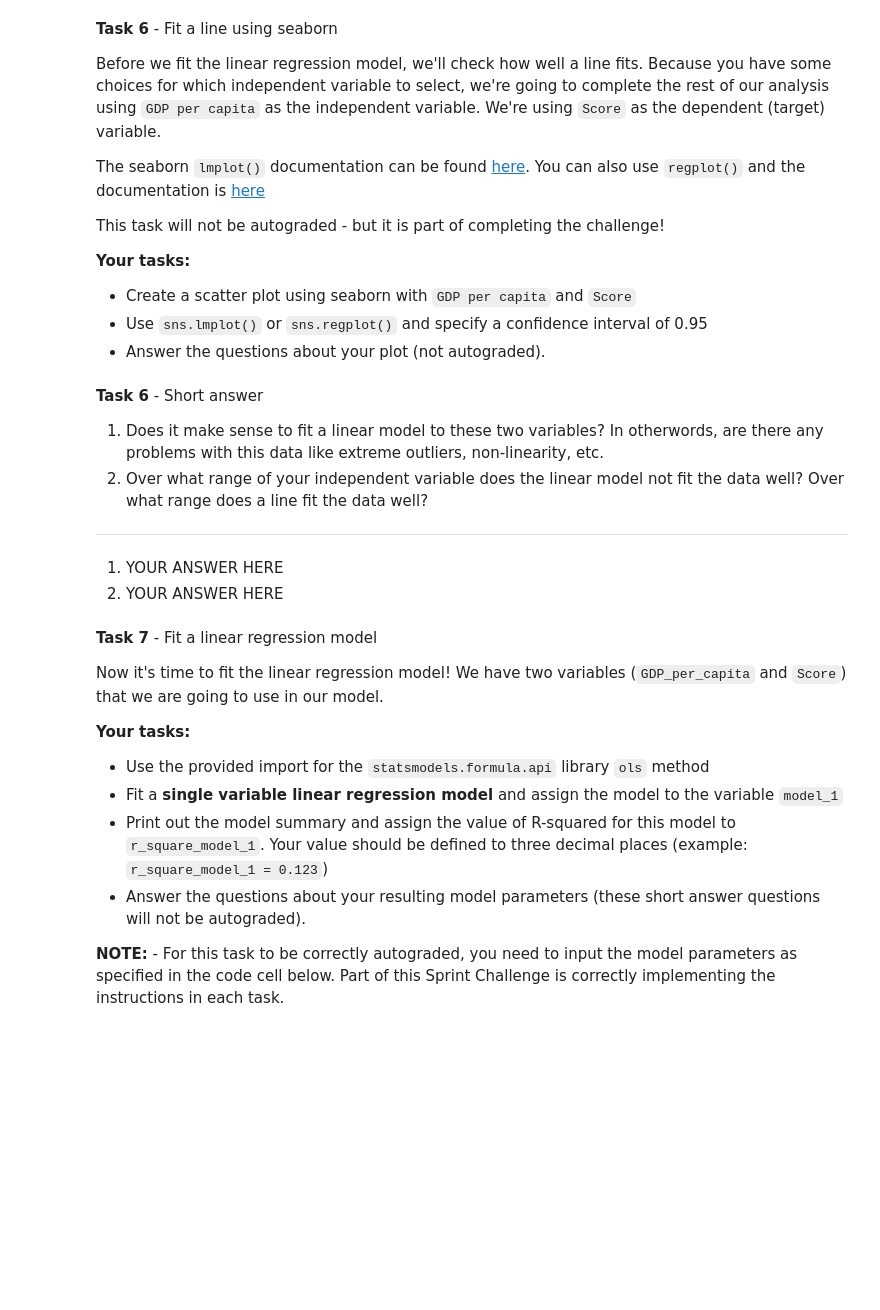
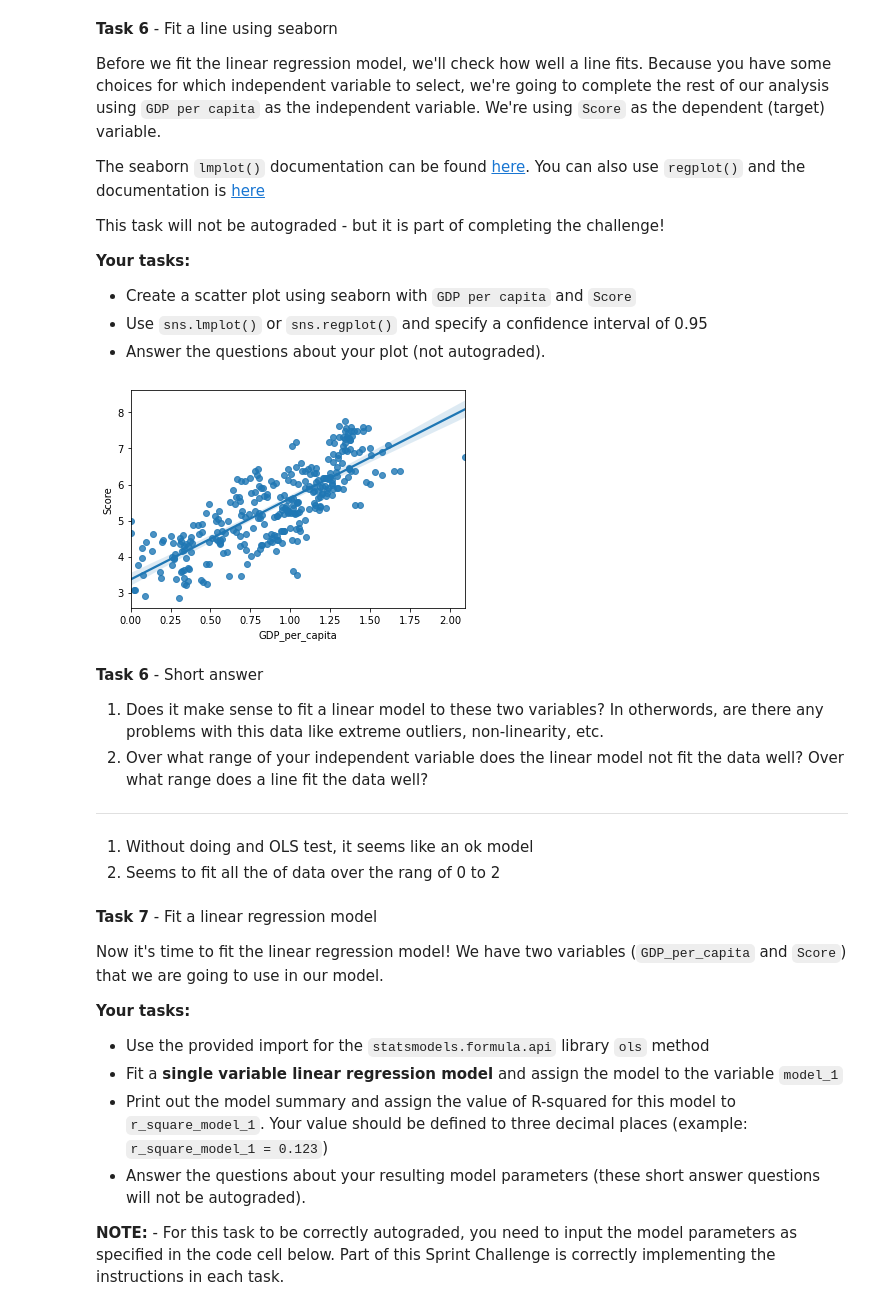
Before and after one commit to Samuel-Egbert31415/DS-Unit-1-Sprint-1-Data-Wrangling-and-Storytelling, a Jupyter notebook: Unit1_Sprint3_Challenge_Samuel_Egbert.ipynb, the cells around one changed output. Drawn from its saved outputs; the diff is of its cells as text; code cells hidden in the pictures; blank space fills up the shorter version.

```diff
--- a/Unit1_Sprint3_Challenge_Samuel_Egbert.ipynb
+++ b/Unit1_Sprint3_Challenge_Samuel_Egbert.ipynb
@@ -230,3 +225,9 @@ raise NotImplementedError()
+# %%
+# Task 6
+
+ax = sns.regplot(x="GDP_per_capita", y="Score", data=happy, ci=95)
+# %% [output]
+[figure, added]
 # %% [markdown]
 **Task 6** - Short answer
 
@@ -235,8 +236,8 @@ raise NotImplementedError()
 
 ---
 
-1. YOUR ANSWER HERE
-2. YOUR ANSWER HERE
+1. Without doing and OLS test, it seems like an ok model
+2. Seems to fit all the of data over the rang of 0 to 2
 # %% [markdown]
 **Task 7** - Fit a linear regression model
 
```
Also changed, not shown: parts of 12 cells of this notebook.
